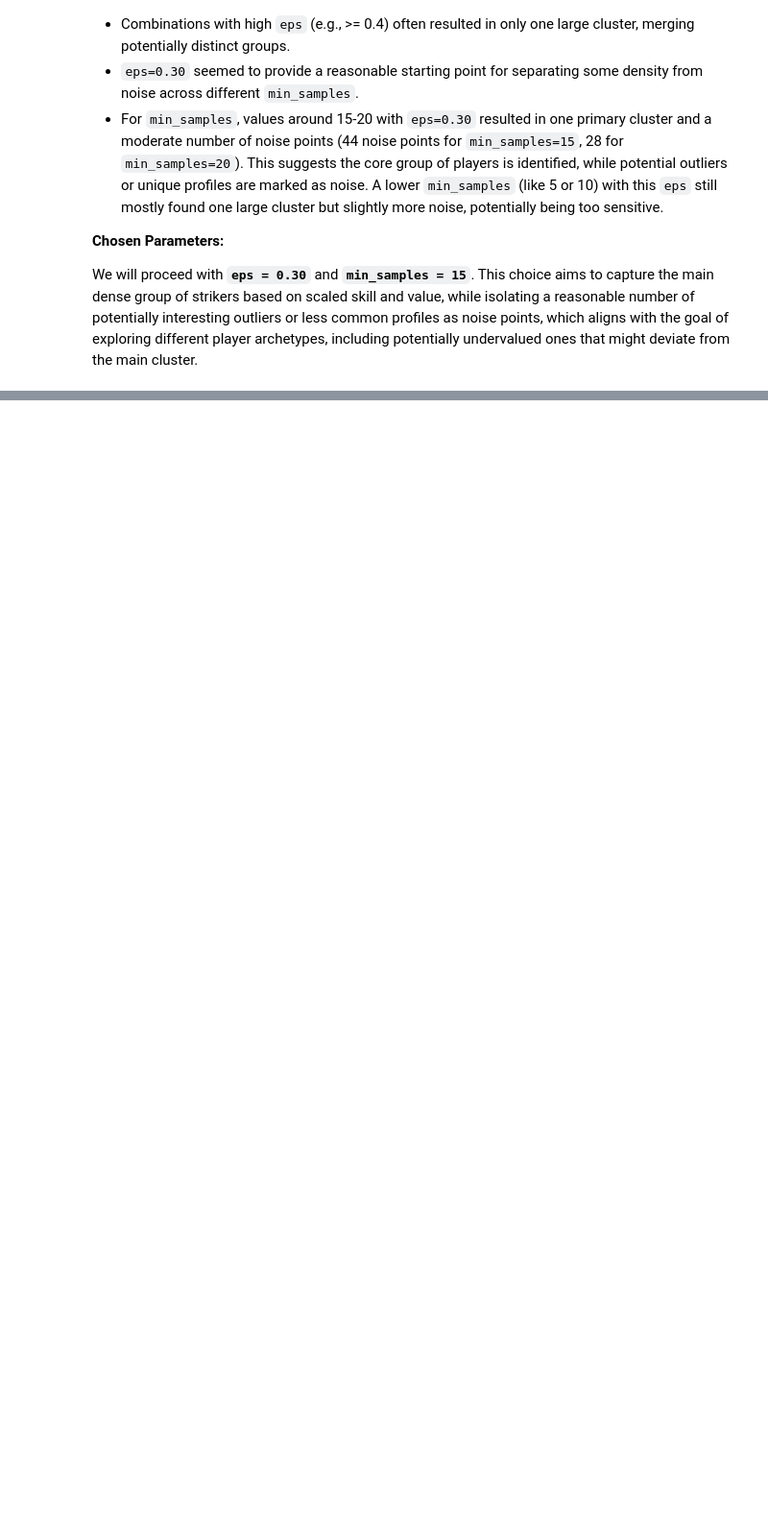
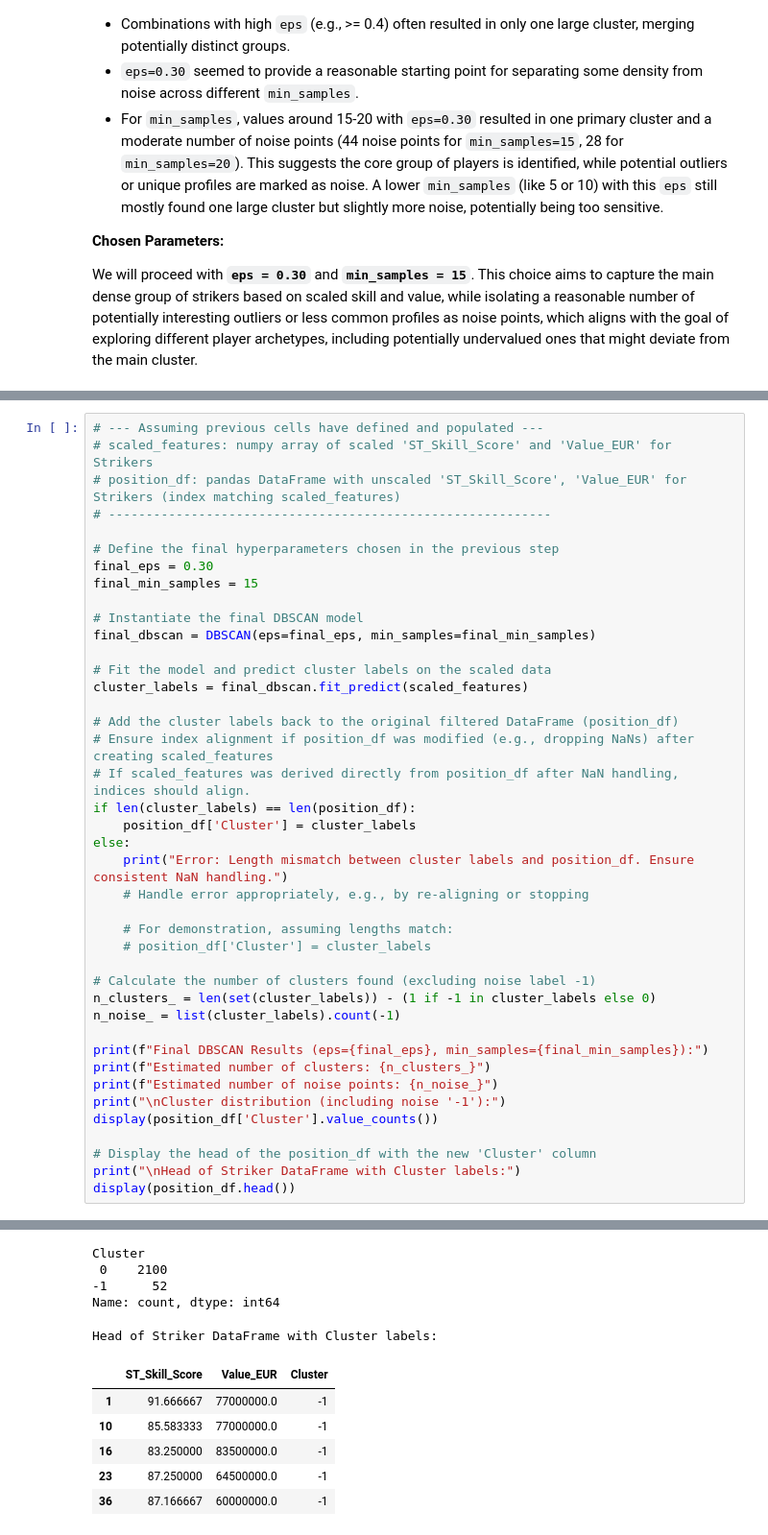
Before and after one commit to SLajuwomi/FIFA, a Jupyter notebook: fifa19_undervaluation_analysis.ipynb, the cells around one changed output, grey strips where cells are left out. Shown at 96% size. Drawn from its saved outputs; the diff is of its cells as text; blank space fills up the shorter version.

Commit message:
step 25

```diff
--- a/fifa19_undervaluation_analysis.ipynb
+++ b/fifa19_undervaluation_analysis.ipynb
@@ -1421,0 +1426,42 @@ We will proceed with **`eps = 0.30`** and **`min_samples = 15`**. This choice ai
+# %%
+# --- Assuming previous cells have defined and populated ---
+# scaled_features: numpy array of scaled 'ST_Skill_Score' and 'Value_EUR' for Strikers
+# position_df: pandas DataFrame with unscaled 'ST_Skill_Score', 'Value_EUR' for Strikers (index matching scaled_features)
+# -----------------------------------------------------------
+
+# Define the final hyperparameters chosen in the previous step
+final_eps = 0.30
+final_min_samples = 15
+
+# Instantiate the final DBSCAN model
+final_dbscan = DBSCAN(eps=final_eps, min_samples=final_min_samples)
+
+# Fit the model and predict cluster labels on the scaled data
+cluster_labels = final_dbscan.fit_predict(scaled_features)
+
+# Add the cluster labels back to the original filtered DataFrame (position_df)
+# Ensure index alignment if position_df was modified (e.g., dropping NaNs) after creating scaled_features
+# If scaled_features was derived directly from position_df after NaN handling, indices should align.
+if len(cluster_labels) == len(position_df):
+    position_df['Cluster'] = cluster_labels
+else:
+    print("Error: Length mismatch between cluster labels and position_df. Ensure consistent NaN handling.")
+    # Handle error appropriately, e.g., by re-aligning or stopping
+
+    # For demonstration, assuming lengths match:
+    # position_df['Cluster'] = cluster_labels
+
+# Calculate the number of clusters found (excluding noise label -1)
+n_clusters_ = len(set(cluster_labels)) - (1 if -1 in cluster_labels else 0)
+n_noise_ = list(cluster_labels).count(-1)
+
+print(f"Final DBSCAN Results (eps={final_eps}, min_samples={final_min_samples}):")
+print(f"Estimated number of clusters: {n_clusters_}")
+print(f"Estimated number of noise points: {n_noise_}")
+print("\nCluster distribution (including noise '-1'):")
+display(position_df['Cluster'].value_counts())
+
+# Display the head of the position_df with the new 'Cluster' column
+print("\nHead of Striker DataFrame with Cluster labels:")
+display(position_df.head())
+# %% [output]
@@ -1421,0 +1473,11 @@ We will proceed with **`eps = 0.30`** and **`min_samples = 15`**. This choice ai
+Cluster
+ 0    2100
+-1      52
+Name: count, dtype: int64
+Head of Striker DataFrame with Cluster labels:
+|  | ST_Skill_Score | Value_EUR | Cluster |
+| 1 | 91.666667 | 77000000.0 | -1 |
+| 10 | 85.583333 | 77000000.0 | -1 |
+| 16 | 83.250000 | 83500000.0 | -1 |
+| 23 | 87.250000 | 64500000.0 | -1 |
+| 36 | 87.166667 | 60000000.0 | -1 |
```
Also changed, not shown: parts of 2 cells of this notebook.
